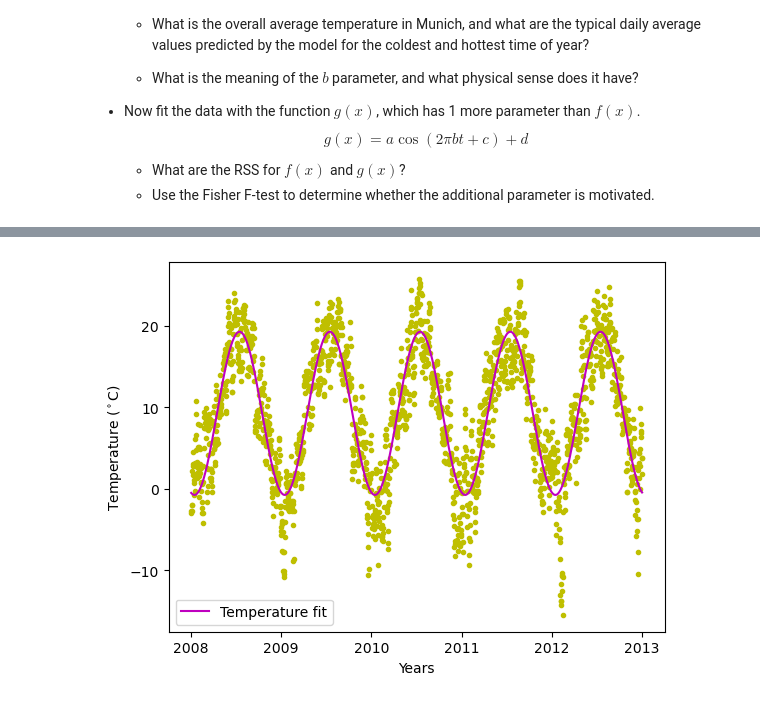
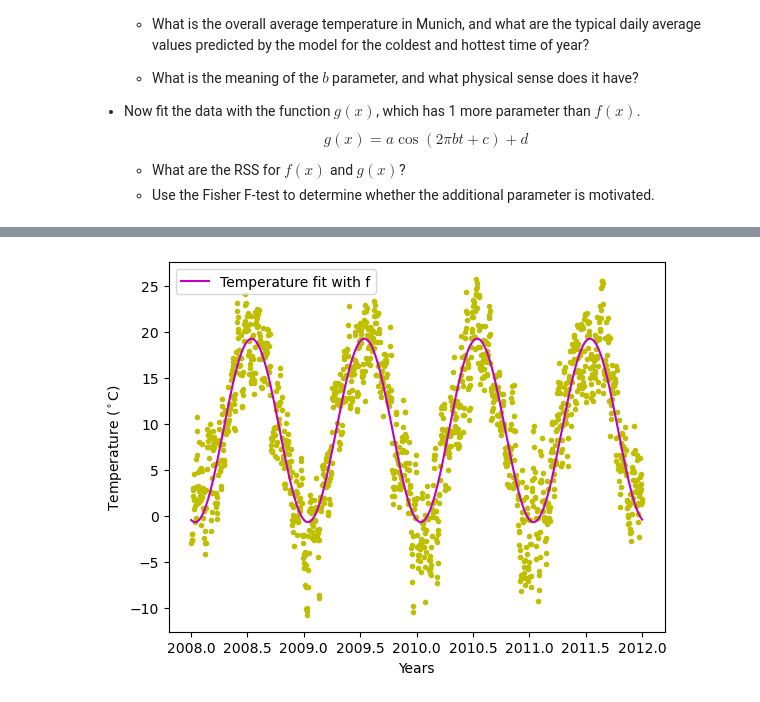
Before and after one commit to RiccardoMosele/ScientificComputingWithPython2022, a Jupyter notebook: 10ex_tests.ipynb, the cells around one changed output, grey strips where cells are left out. Cells and saved outputs as stored; diff of their text form; code cells hidden in the pictures.

```diff
--- a/10ex_tests.ipynb
+++ b/10ex_tests.ipynb
@@ -263,7 +275,6 @@ $$g(x) = a \cos(2\pi b t + c)+d$$
    - Use the Fisher F-test to determine whether the additional parameter is motivated.
 # %%
 #!wget https://www.dropbox.com/s/7gy9yjl00ymxb8h/munich_temperatures_average_with_bad_data.txt -P data/
-
 
 import matplotlib.pyplot as plt
 from scipy import optimize
@@ -272,17 +283,15 @@ from scipy import optimize
 #leggo il datset
 data = np.loadtxt('data/munich_temperatures_average_with_bad_data.txt')
 df = pd.DataFrame(data) #converto in un dataframe di pandas
+df.columns = ["years", "temperatures"] #assegno il nome alle colonne
 
-#seleziono gli anni compresi tra il 2008 e il 2012
-range_df = df[df[0]>=2008]
-range_df = range_df[df[0]<2013]
-
-#elimino eventuali dati errati
-range_df = range_df[np.abs(df[1])<70]
+#seleziono gli anni compresi tra il 2008 e il 2012 ed elimino eventuali dati errati
+range_df = df[(df["years"] > 2008) & (df["years"] < 2012)].reset_index()
+range_df = range_df.drop(range_df[range_df["temperatures"] > 90.].index).reset_index()
 
 #divido temperature e giorni
-year = range_df[0].copy()
-temp = range_df[1].copy()
+year = range_df["years"].copy()
+temp = range_df["temperatures"].copy()
 
 #utilizzo array numpy
 temp_np = temp.to_numpy()
@@ -299,99 +308,78 @@ plt.ylabel('Temperature ($^\circ$C)')
 plt.show()
 
 #fit dei dati
-def yearly_temps(t, a, b, c):
+def f(t, a, b, c):
     return a * np.cos( 2 * np.pi * t + b) + c
 
 #valori del fit teorici:
-a = range_df[1].max() - range_df[1].min() #ampiezza
-b = 2.8 #valore arbitrario
-c = range_df[1].mean() #valore medio
+a = range_df["temperatures"].max() - range_df["temperatures"].min() #ampiezza
+b = 6
+c = range_df["temperatures"].mean() #valore medio
 print(f"Theoric fit values (f function): a: {a}, b: {b}, c: {c}")
 
 #ottimizazzione del fit e dei valori
-res_max_f, cov_max = optimize.curve_fit(yearly_temps, months_np, temp_np)
+res_max_f, cov_max = optimize.curve_fit(f, months_np, temp_np, [a,b,c])
 print(f"Best fit values (f function): a: {res_max_f[0]}, b: {res_max_f[1]}, c: {res_max_f[2]}")
 
 #plot del fit
 plt.figure()
 plt.plot(months_np, temp_np, 'y.')
-plt.plot(months_np, yearly_temps(months_np, *res_max_f), 'm-', label="Temperature fit")
+plt.plot(months_np, f(months_np, *res_max_f), 'm-', label="Temperature fit with f")
 plt.xlabel('Years')
 plt.ylabel('Temperature ($^\circ$C)')
 plt.legend()
 plt.show()
 
 #temperatura media
-print(f"Average temperature in Munich: {range_df[1].mean()}\u00b0C\n")
+print(f"Average temperature in Munich: {c}\u00b0C")
 
-#------->media stagione calda e fredda????
+hot_days = range_df.nlargest(12, "temperatures") #prendo alcuni dei valori dei giorni più caldi e faccio la media
+mean_hot_days = np.mean(hot_days["temperatures"].to_numpy())
+print(f"Average temperature in hottest days: {mean_hot_days}")
 
-#Il parametro b è una misura della velocità di variazione della temperatura in relazione al tempo.
-#Dal punto di vista fisico, rappresenta la velocità con cui la temperatura cambia a seconda delle stagioni.
+cold_days = range_df.nsmallest(10, "temperatures") #prendo alcuni dei valori dei giorni più calfreddi e faccio la media
+mean_cold_days = np.mean(cold_days["temperatures"].to_numpy())
+print(f"Average temperature in coldest days: {mean_cold_days}\n")
+
+#Il parametro b è la variazione di fase del coseno, serve per inserire un corretto punto di partenza per la funzione.
 
 
 #------->2<-------
 #plot delle temperature e relativo fit con g(x)
 
 #fit dei dati
-def yearly_temps_g(t, a, b, c, d):
+def g(t, a, b, c, d):
     return a * np.cos( 2 * np.pi * t * b + c) + d
 
 #ottimizazzione del fit e dei valori
-res_max_g, cov_max = optimize.curve_fit(yearly_temps_g, months_np, temp_np)
+res_max_g, cov_max = optimize.curve_fit(g, months_np, temp_np)
 print(f"Best fit values (g function): a: {res_max_g[0]}, b: {res_max_g[1]}, c: {res_max_g[2]}, d: {res_max_g[3]}")
 
 #plot del fit
 plt.figure()
 plt.plot(months_np, temp_np, 'y.')
-plt.plot(months_np, yearly_temps_g(months_np, *res_max_g), 'm-', label="Temperature fit")
+plt.plot(months_np, g(months_np, *res_max_g), 'r-', label="Temperature fit with g")
 plt.xlabel('Years')
 plt.ylabel('Temperature ($^\circ$C)')
 plt.legend()
 plt.show()
 
 
-
 # Calcolare il residuo quadratico medio
-residuals_f = temp_np - yearly_temps(months_np, *res_max_f)
+residuals_f = temp_np - f(months_np, *res_max_f)
 rss_f = np.sum(residuals_f**2)
 print(f"RSS of f(x): {rss_f}")
 
-residuals_g = temp_np - yearly_temps_g(months_np, *res_max_g)
+residuals_g = temp_np - g(months_np, *res_max_g)
 rss_g = np.sum(residuals_g**2)
-print(f"RSS of f(x): {rss_g}")
+print(f"RSS of g(x): {rss_g}")
 
 
+def Ftest(ssr_1, ssr_2, ndof_1, ndof_2, nbins, verbose=False):
+    F = ((ssr_1 - ssr_2)/(ndof_2 - ndof_1)) / (ssr_2/(nbins - ndof_2))
+    pval = 1. - stats.f.cdf(F, ndof_2 - ndof_1, nbins - ndof_2)
+    if verbose: print("p-value: %.3f" % pval, ", additional parameter necessary:", "YES" if pval < 0.05 else "NO")
+    return pval
 
-
-"""""
-from scipy.stats import chisquare
-
-# Definire i dati
-x_data = np.array([1995.00274, 1995.00548, ..., 2013.28200, 2013.28474])
-y_data = np.array([0.944444, -1.61111, ..., 8.94444, 11.1667])
-
-# Definire la funzione senza il parametro aggiunto
-def f_no_param(t):
-  return a * np.cos(2 * np.pi * b * t + c) + d
-
-# Definire la funzione con il parametro aggiunto
-def f_with_param(t, a, b, c, d, e):
-  return a * np.cos(2 * np.pi * b * t + c) + d + e
-
-# Ottenere i valori dei parametri ottimali
-popt_no_param = curve_fit(f_no_param, x_data, y_data)[0]
-popt_with_param = curve_fit(f_with_param, x_data, y_data)[0]
-
-# Calcolare la statistica di devianza
-chi2_no_param = chisquare(y_data, f_no_param(x_data, *popt_no_param))[0]
-chi2_with_param = chisquare(y_data, f_with_param(x_data, *popt_with_param))[0]
-
-# Calcolare il test di Fisher
-f_test = (chi2_no_param - chi2_with_param) / (len(x_data) - len(popt_with_param))
-
-if f_test > 0:
-  print('Il parametro aggiunto è giustificato.')
-else:
-  print('Il parametro aggiunto non è giustificato.')"""
+fisher_test = Ftest(rss_f, rss_g, 3,4,len(months_np), True)
 # %% [output]
@@ -401 +389 @@ Best fit values (f function): a: -9.997257067236585, b: 12.324439807163333, c: 9
-[figure, old version]
+[figure, new version]
```
Also changed, not shown: parts of 6 cells of this notebook, 2 other files.
